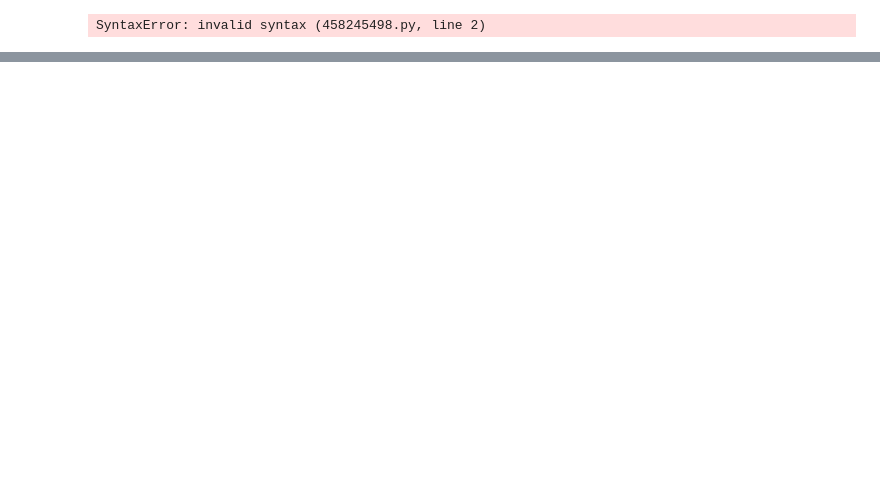
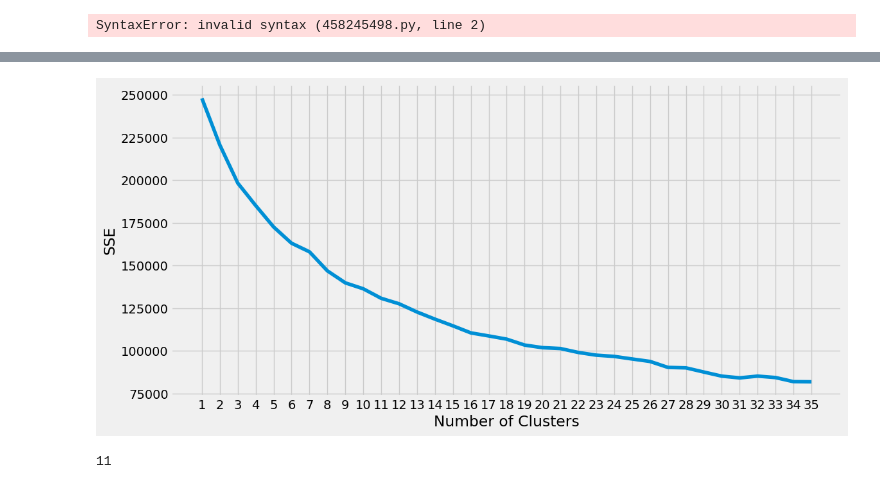
Before and after one commit to SaifA21/MSCI-446-Project, a Jupyter notebook: MSCI-446 Project.ipynb, the cells around one changed output, grey strips where cells are left out. Saved outputs shown, nothing was run; the diff lists cells and outputs as text; code cells hidden in the pictures; blank space fills up the shorter version.

```diff
--- a/MSCI-446 Project.ipynb
+++ b/MSCI-446 Project.ipynb
@@ -48,0 +166,35 @@ SyntaxError: invalid syntax (458245498.py, line 2)
+# %%
+from sklearn.cluster import KMeans
+
+kmeans_kwargs = {
+    "init": "random",
+    "n_init": 10,
+    "max_iter": 300,
+    "random_state": 42,
+}
+
+# A list holds the SSE values for each k
+sse = []
+for k in range(1, 36):
+    kmeans = KMeans(n_clusters=k, **kmeans_kwargs)
+    kmeans.fit(data_rescaled)
+    sse.append(kmeans.inertia_)
+# %%
+plt.style.use("fivethirtyeight")
+plt.plot(range(1, 36), sse)
+plt.xticks(range(1, 36))
+plt.xlabel("Number of Clusters")
+plt.ylabel("SSE")
+plt.show()
+# %% [output]
+[figure, added]
+# %%
+from kneed import KneeLocator
+
+kl = KneeLocator(
+   range(1, 36), sse, curve="convex", direction="decreasing"
+)
+
+kl.elbow
+# %% [output]
+11
```
Also changed, not shown: parts of 14 cells of this notebook.
